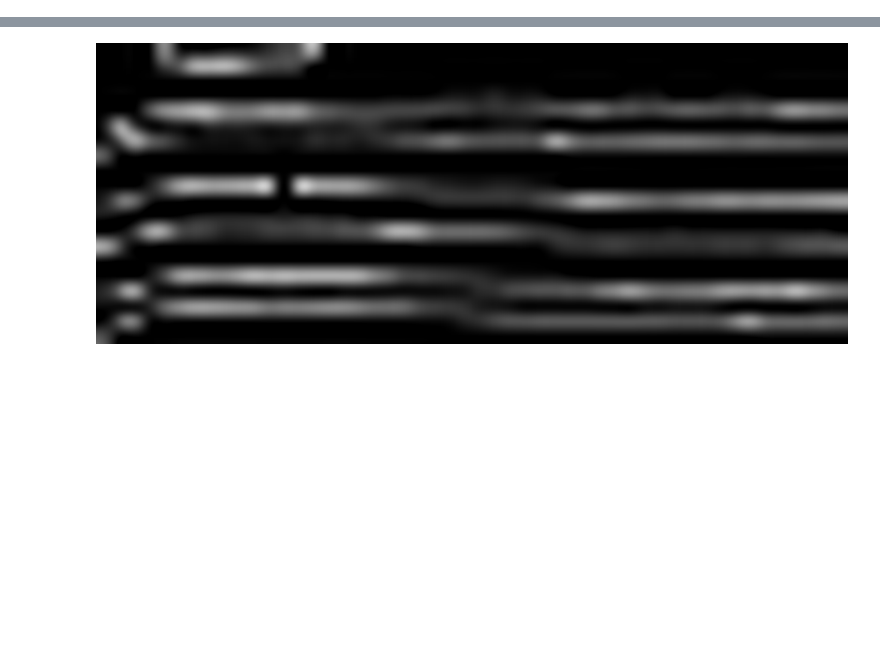
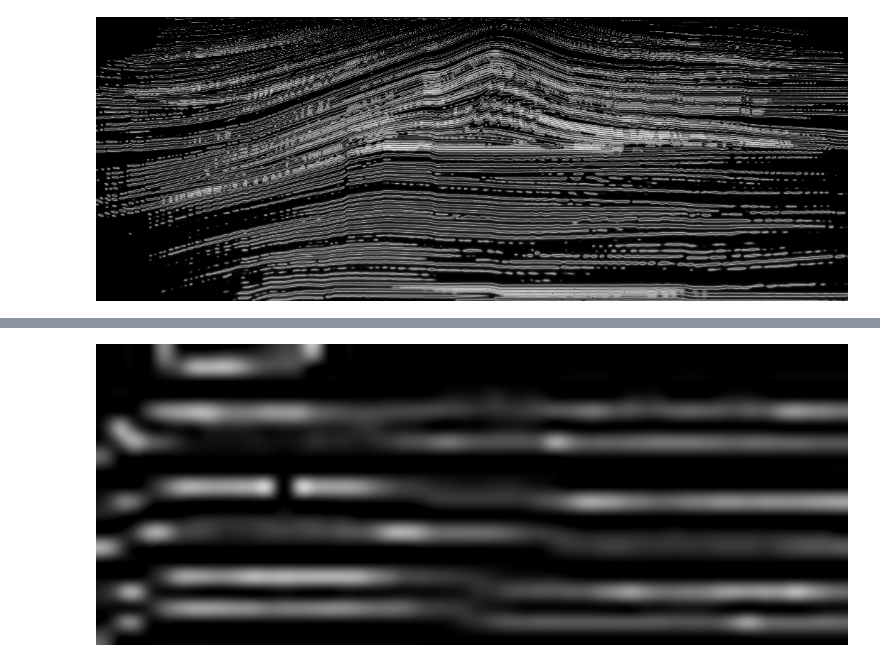
Before and after one commit to agrippa/geo-owl-ogy, a Jupyter notebook: Josh's Workspace/sandbox.ipynb, the cells around one changed output, grey strips where cells are left out. Cells and saved outputs as stored; diff of their text form; code cells hidden in the pictures; blank space fills up the shorter version.

```diff
--- a/Josh's Workspace/sandbox.ipynb
+++ b/Josh's Workspace/sandbox.ipynb
@@ -73,3 +87,6 @@ stack_dict = joblib.load(open('stack_dict', 'rb'))
 
 # joblib.dump(gather_dict, 'gather_dict')
 # gather_dict = joblib.load(open('gather_dict', 'rb'))
+
+joblib.dump(large_dict, 'large_dict')
+large_dict = joblib.load(open('large_dict', 'rb'))
@@ -157 +169,6 @@ kl_arr, image = uncertainty_image(stack_dict)
+# %%
+# small_image
+large_image
+# %% [output]
+[figure, added]
 # %%
```
Also changed, not shown: parts of 13 cells of this notebook.
